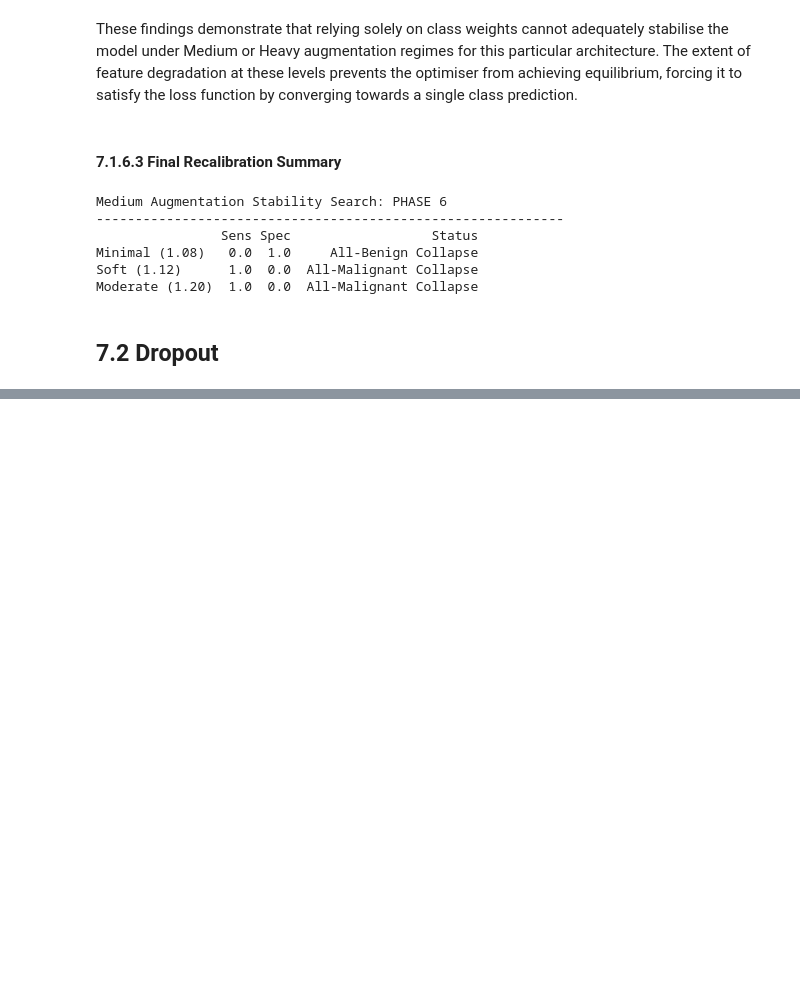
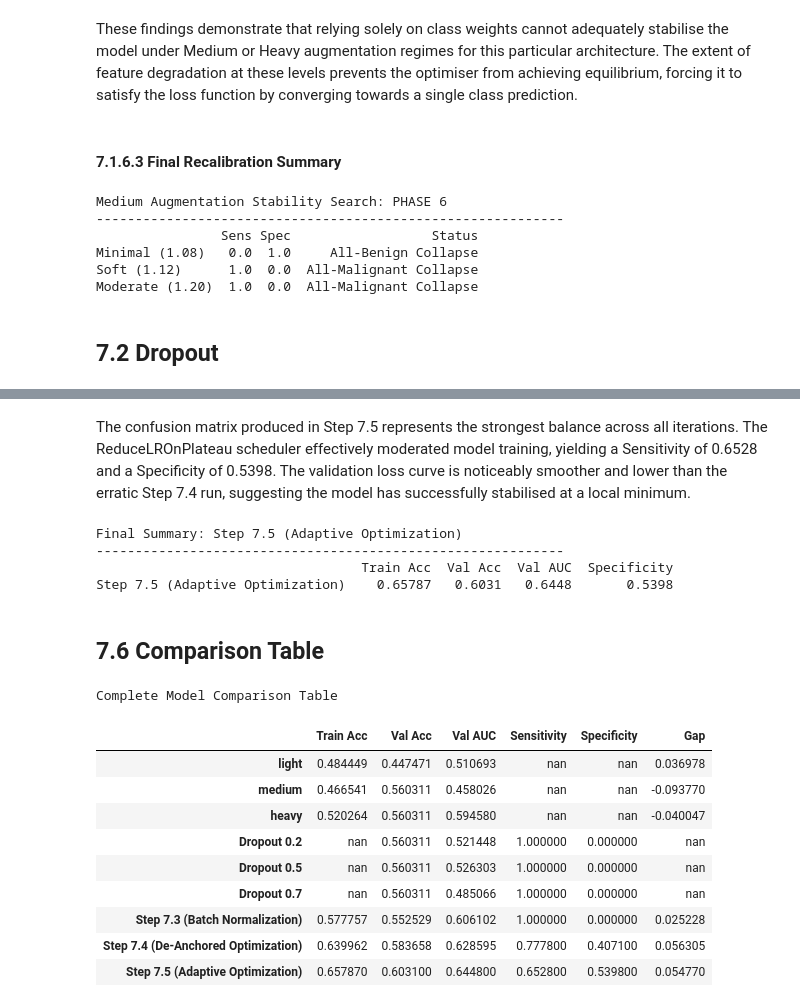
Before and after one commit to A-S-Yong/FYP, a Jupyter notebook: notebooks/Recalibration_V2.ipynb, the cells around one changed output, grey strips where cells are left out. Drawn from its saved outputs; the diff is of its cells as text; code cells hidden in the pictures; blank space fills up the shorter version.

```diff
--- a/notebooks/Recalibration_V2.ipynb
+++ b/notebooks/Recalibration_V2.ipynb
@@ -2519,0 +2626,80 @@ Step 7.4 (De-Anchored Optimization)       0.4071
+# %% [markdown]
+The confusion matrix produced in Step 7.5 represents the strongest balance across all iterations. The ReduceLROnPlateau scheduler effectively moderated model training, yielding a Sensitivity of 0.6528 and a Specificity of 0.5398. The validation loss curve is noticeably smoother and lower than the erratic Step 7.4 run, suggesting the model has successfully stabilised at a local minimum.
+# %%
+print(f"\nFinal Summary: {STEP_NAME}")
+print("-" * 60)
+
+# Manually note down the results
+manual_sensitivity_7_5 = 0.6528
+manual_specificity_7_5 = 0.5398
+manual_auc_7_5 = 0.6448
+
+step7_5_summary = {
+    STEP_NAME: {
+        "Train Acc": history_7_5.history['accuracy'][-1],
+        "Val Acc": 0.6031,
+        "Gap": abs(history_7_5.history['accuracy'][-1] - 0.6031),
+        "Val AUC": manual_auc_7_5,
+        "Sensitivity": manual_sensitivity_7_5,
+        "Specificity": manual_specificity_7_5
+    }
+}
+
+df_results_7_5 = pd.DataFrame(step7_5_summary).T
+print(df_results_7_5[["Train Acc", "Val Acc", "Val AUC", "Specificity"]])
+
+# Save for later recording
+df_results_7_5.to_csv('Step7_5_Adaptive_Optimization_Summary.csv')
+# %% [output]
+Final Summary: Step 7.5 (Adaptive Optimization)
+------------------------------------------------------------
+                                  Train Acc  Val Acc  Val AUC  Specificity
+Step 7.5 (Adaptive Optimization)    0.65787   0.6031   0.6448       0.5398
+# %% [markdown]
+## 7.6 Comparison Table
+# %%
+# List of all the summary files
+summary_files = [
+    'Recalibration_V2_step7_1_weighted_robustness_summary.csv',
+    'Step7_2_Final_Comparison.csv',
+    'Step7_3_BatchNorm_Robustness_Summary.csv',
+    'Step7_4_Optimization_Summary.csv',
+    'Step7_5_Adaptive_Optimization_Summary.csv'
+]
+
+all_steps = []
+
+for file in summary_files:
+    if os.path.exists(file):
+        df = pd.read_csv(file, index_col=0)
+        all_steps.append(df)
+    else:
+        print(f"Warning: {file} not found.")
+
+# Merge all into one DataFrame
+if all_steps:
+    master_summary = pd.concat(all_steps)
+
+    # Reorder columns
+    cols = ["Train Acc", "Val Acc", "Val AUC", "Sensitivity", "Specificity", "Gap"]
+    master_summary = master_summary[cols]
+
+    print("\nComplete Model Comparison Table")
+    display(master_summary.style.highlight_max(subset=['Val AUC', 'Specificity'], color='lightgreen'))
+
+    # Save the file
+    master_summary.to_csv('Step7_6_Final_Tuning_Master_Comparison.csv')
+else:
+    print("No summary files were found to compile.")
+# %% [output]
+Complete Model Comparison Table
+|  | Train Acc | Val Acc | Val AUC | Sensitivity | Specificity | Gap |
+| light | 0.484449 | 0.447471 | 0.510693 | nan | nan | 0.036978 |
+| medium | 0.466541 | 0.560311 | 0.458026 | nan | nan | -0.093770 |
+| heavy | 0.520264 | 0.560311 | 0.594580 | nan | nan | -0.040047 |
+| Dropout 0.2 | nan | 0.560311 | 0.521448 | 1.000000 | 0.000000 | nan |
+| Dropout 0.5 | nan | 0.560311 | 0.526303 | 1.000000 | 0.000000 | nan |
+| Dropout 0.7 | nan | 0.560311 | 0.485066 | 1.000000 | 0.000000 | nan |
+| Step 7.3 (Batch Normalization) | 0.577757 | 0.552529 | 0.606102 | 1.000000 | 0.000000 | 0.025228 |
+| Step 7.4 (De-Anchored Optimization) | 0.639962 | 0.583658 | 0.628595 | 0.777800 | 0.407100 | 0.056305 |
+| Step 7.5 (Adaptive Optimization) | 0.657870 | 0.603100 | 0.644800 | 0.652800 | 0.539800 | 0.054770 |
```
Also changed, not shown: parts of 40 cells of this notebook, 2 other files.
